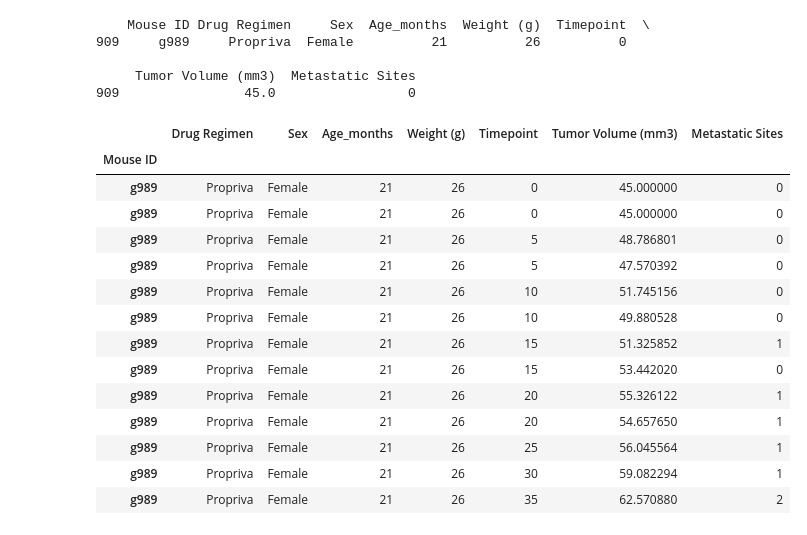
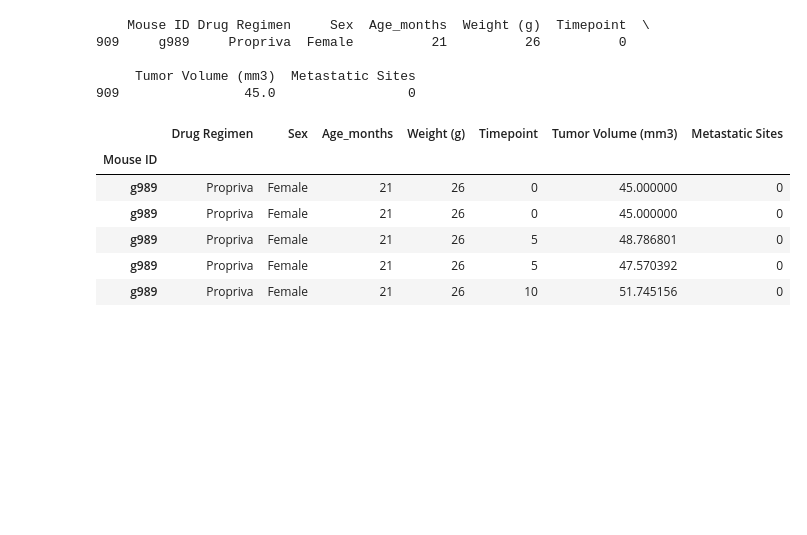
Before and after one commit to tylerhill122/matplotlib-challenge, a Jupyter notebook: Pymaceuticals.ipynb, the cells around one changed output. Drawn from its saved outputs; the diff is of its cells as text; code cells hidden in the pictures; blank space fills up the shorter version.

```diff
--- a/Pymaceuticals.ipynb
+++ b/Pymaceuticals.ipynb
@@ -51,20 +51,12 @@ print(duplicates)
 # %%
 # Optional: Get all the data for the duplicate mouse ID.
 mouse_df = mouse_merged.set_index("Mouse ID")
-mouse_df.loc['g989']
+mouse_df.loc["g989"].head()
 # %% [output]
 |  | Drug Regimen | Sex | Age_months | Weight (g) | Timepoint | Tumor Volume (mm3) | Metastatic Sites |
 | Mouse ID |  |  |  |  |  |  |  |
 | g989 | Propriva | Female | 21 | 26 | 0 | 45.000000 | 0 |
 | g989 | Propriva | Female | 21 | 26 | 0 | 45.000000 | 0 |
 | g989 | Propriva | Female | 21 | 26 | 5 | 48.786801 | 0 |
 | g989 | Propriva | Female | 21 | 26 | 5 | 47.570392 | 0 |
 | g989 | Propriva | Female | 21 | 26 | 10 | 51.745156 | 0 |
-| g989 | Propriva | Female | 21 | 26 | 10 | 49.880528 | 0 |
-| g989 | Propriva | Female | 21 | 26 | 15 | 51.325852 | 1 |
-| g989 | Propriva | Female | 21 | 26 | 15 | 53.442020 | 0 |
-| g989 | Propriva | Female | 21 | 26 | 20 | 55.326122 | 1 |
-| g989 | Propriva | Female | 21 | 26 | 20 | 54.657650 | 1 |
-| g989 | Propriva | Female | 21 | 26 | 25 | 56.045564 | 1 |
-| g989 | Propriva | Female | 21 | 26 | 30 | 59.082294 | 1 |
-| g989 | Propriva | Female | 21 | 26 | 35 | 62.570880 | 2 |
```
Also changed, not shown: parts of 9 cells of this notebook.
